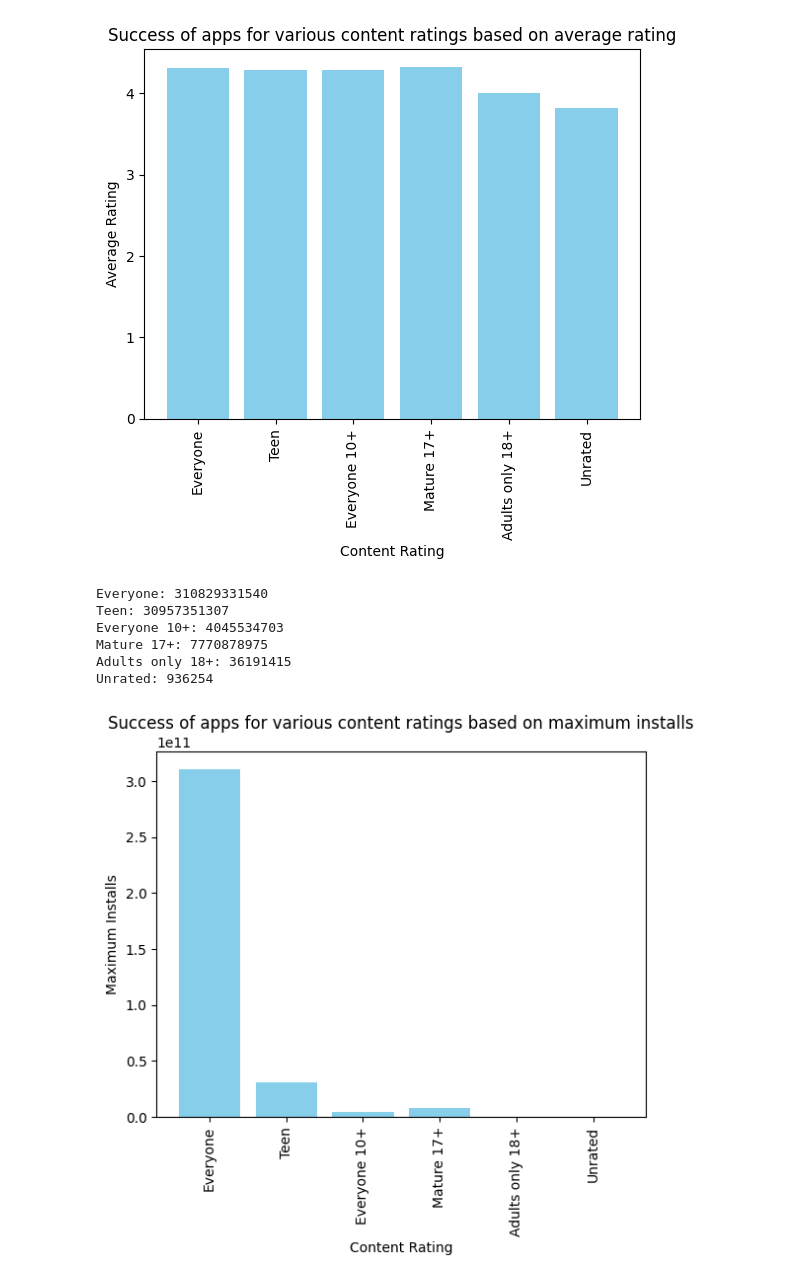
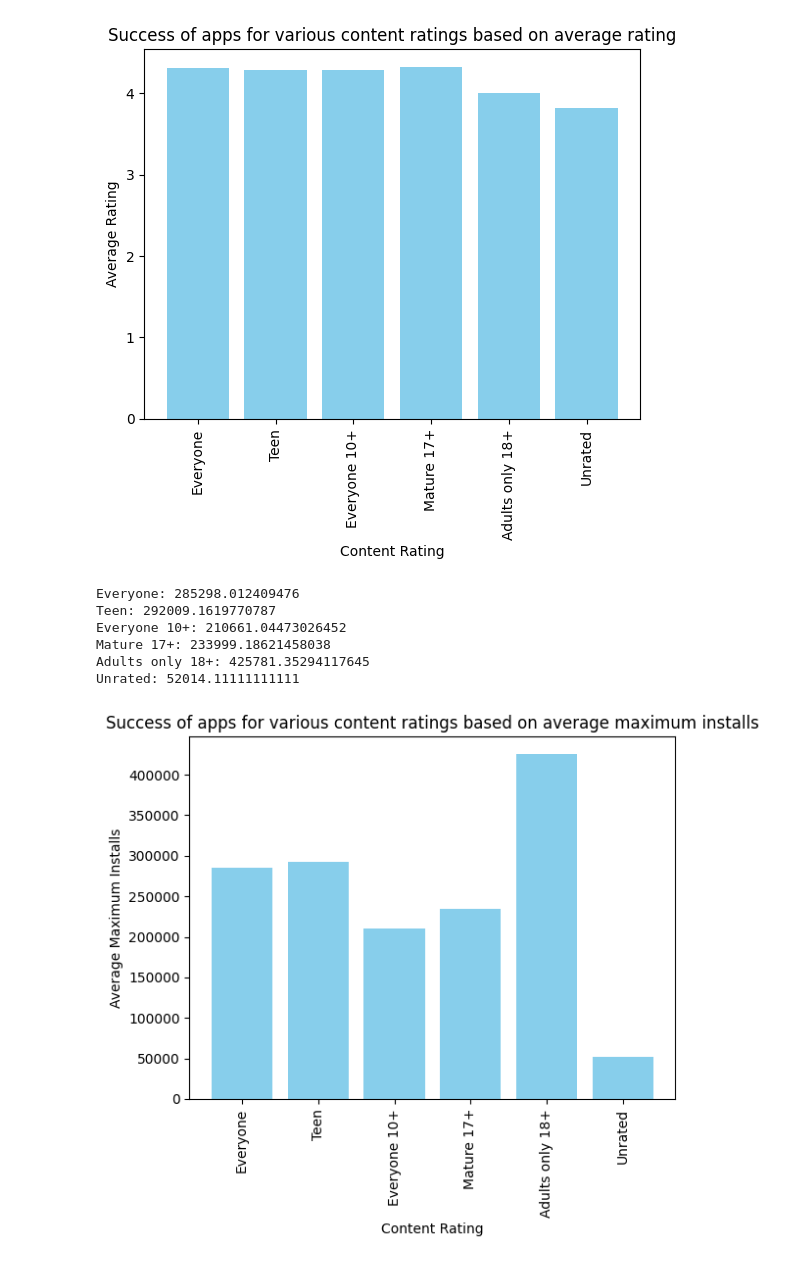
Before and after one commit to valmikGit/Data-Visualization, a Jupyter notebook: Preprocessing.ipynb, the cells around one changed output. Cells and saved outputs as stored; diff of their text form; code cells hidden in the pictures.

```diff
--- a/Preprocessing.ipynb
+++ b/Preprocessing.ipynb
@@ -146,15 +146,17 @@ plt.show()
 # %% [output]
 [figure]
 # %%
-# Finding the top 10 categories by maximum installs
+# Finding the top 10 categories by average maximum installs
 unique_Categories = df['Category'].unique()
 result:dict = {}
 for category in unique_Categories:
     filtered_Df = df[df['Category'] == category]
     installs = 0
+    count = 0
     for i in range(len(filtered_Df)):
         installs += df.iloc[i]['Maximum Installs']
-    result[category] = installs
+        count += 1
+    result[category] = installs/count
 top_10 = sorted(result.items(), key=lambda x: x[1], reverse=True)[:10]
 print(top_10)
 # %% [output]
@@ -230,43 +232,45 @@ plt.show()
 # %% [output]
 [figure]
 # %%
-# Finding the success of apps based for different content ratings based on maximum installs
+# Finding the success of apps based for different content ratings based on average maximum installs
 contents = df['Content Rating'].unique()
 result:dict = {}
 for content in contents:
     filtered_Df = df[df['Content Rating'] == content]
     installs = 0
+    count = 0
     for i in range(len(filtered_Df)):
         installs += df.iloc[i]['Maximum Installs']
-    result[content] = installs
+        count += 1
+    result[content] = installs/count
 for key, value in result.items():
     print(f'{key}: {value}')
 # %% [output]
-Everyone: 310829331540
-Teen: 30957351307
-Everyone 10+: 4045534703
-Mature 17+: 7770878975
-Adults only 18+: 36191415
-Unrated: 936254
+Everyone: 285298.012409476
+Teen: 292009.1619770787
+Everyone 10+: 210661.04473026452
+Mature 17+: 233999.18621458038
+Adults only 18+: 425781.35294117645
+Unrated: 52014.11111111111
 # %%
 import matplotlib.pyplot as plt
 categories:list = []
 values: list = []
 
 for key, value in result.items():
     categories.append(key)
     values.append(value)
 
 # Creating the bar graph
 plt.bar(categories, values, color='skyblue')  # Adjust color as needed
 
 # Adding titles and labels
-plt.title('Success of apps for various content ratings based on maximum installs')
+plt.title('Success of apps for various content ratings based on average maximum installs')
 plt.xlabel('Content Rating')
-plt.ylabel('Maximum Installs')
+plt.ylabel('Average Maximum Installs')
 plt.xticks(rotation=90)
 
 # Display the plot
 plt.show()
 # %% [output]
-[figure, old version]
+[figure, new version]
```
Also changed, not shown: parts of 2 cells of this notebook.
